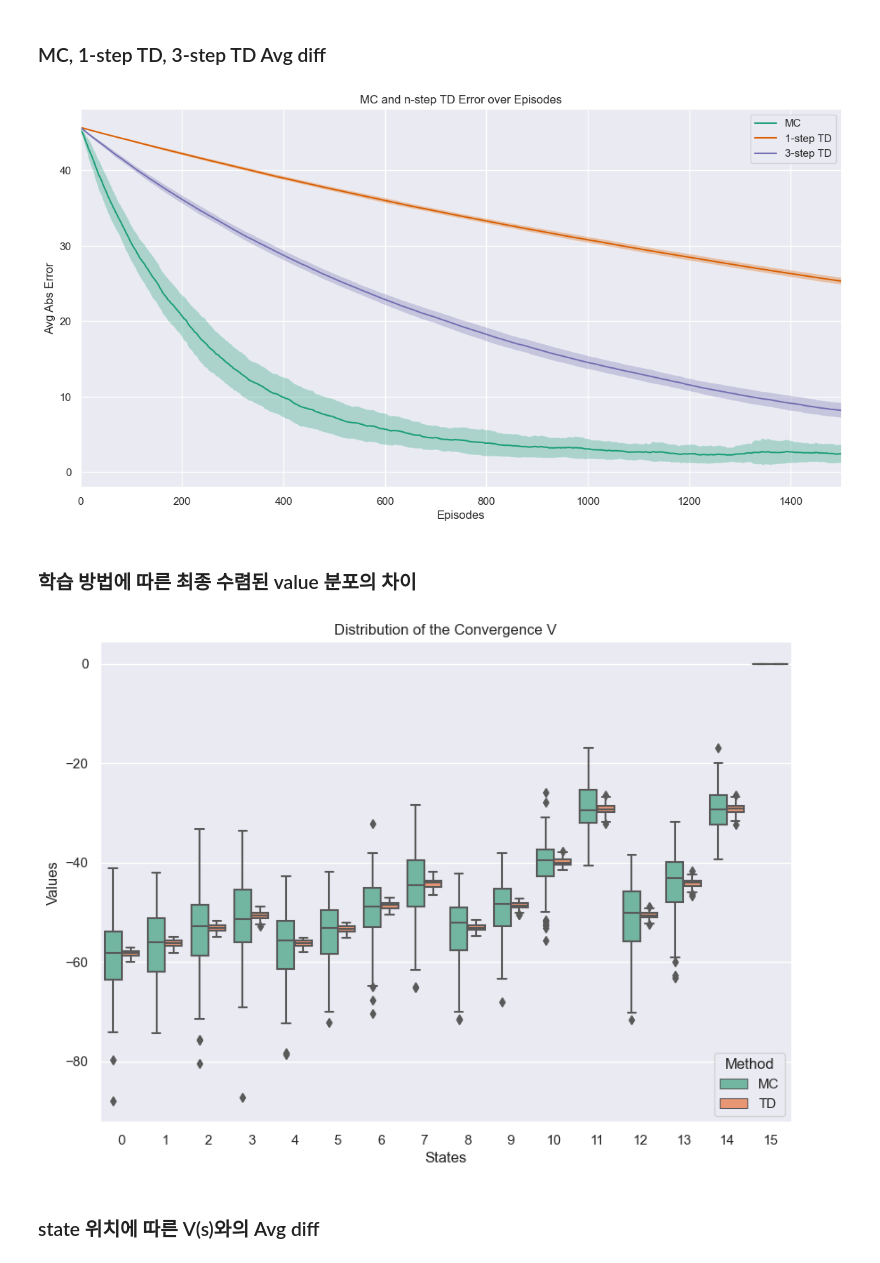
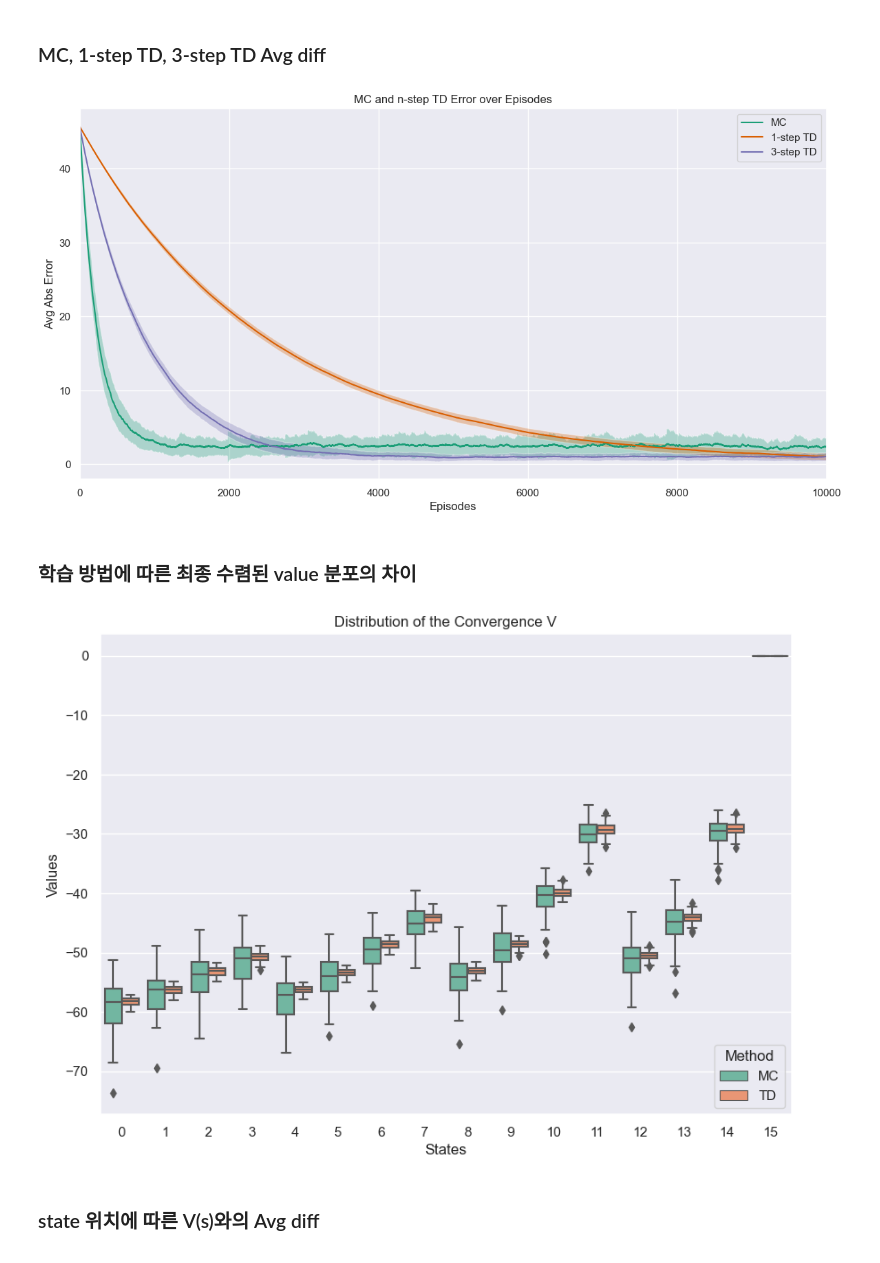
Before and after one commit to webb-c/OSSP2, a Jupyter notebook: analysis.ipynb, the cells around one changed output. Drawn from its saved outputs; the diff is of its cells as text; code cells hidden in the pictures.

```diff
--- a/analysis.ipynb
+++ b/analysis.ipynb
@@ -28,8 +28,7 @@ answer_df.head()
 |  | 0 | 1 | 2 | 3 | 4 | 5 | 6 | 7 | 8 | 9 | 10 | ... |
 | 0 | -59.423677 | -57.423871 | -54.281314 | -51.710126 | -57.423871 | -54.566995 | -49.710294 | -45.139267 | -54.281314 | -49.710294 | -40.853916 | ... |
 # %%
-# 동알한 alpha값 0.005에서 비교
-MC_dir = csv_dir + "MC/005/"
+MC_dir = csv_dir + "MC/001/"
 MC_fileList = [os.path.join(MC_dir, file) for file in os.listdir(MC_dir) if os.path.isfile(os.path.join(MC_dir, file))]
 TD1_dir = csv_dir + "1-step TD/005/"
 TD1_fileList = [os.path.join(TD1_dir, file) for file in os.listdir(TD1_dir) if os.path.isfile(os.path.join(TD1_dir, file))]
@@ -38,13 +37,13 @@ TD3_fileList = [os.path.join(TD3_dir, file) for file in os.listdir(TD3_dir) if o
 TDn_dir = csv_dir + "n-step TD/"
 print(len(MC_fileList), len(TD1_fileList), len(TD3_fileList))
 
-MC001_dir = csv_dir + "MC/001/"
-MC001_fileList = [os.path.join(MC001_dir, file) for file in os.listdir(MC001_dir) if os.path.isfile(os.path.join(MC001_dir, file))]
+MC005_dir = csv_dir + "MC/005/"
+MC005_fileList = [os.path.join(MC005_dir, file) for file in os.listdir(MC005_dir) if os.path.isfile(os.path.join(MC005_dir, file))]
 MC0005_dir = csv_dir + "MC/0005/"
 MC0005_fileList = [os.path.join(MC0005_dir, file) for file in os.listdir(MC0005_dir) if os.path.isfile(os.path.join(MC0005_dir, file))]
 MC0001_dir = csv_dir + "MC/0001/"
 MC0001_fileList = [os.path.join(MC0001_dir, file) for file in os.listdir(MC0001_dir) if os.path.isfile(os.path.join(MC0001_dir, file))]
-print(len(MC001_fileList), len(MC0005_fileList), len(MC0001_fileList))
+print(len(MC005_fileList), len(MC0005_fileList), len(MC0001_fileList))
 # %% [output]
 100 100 100
 100 100 100
@@ -229,27 +228,26 @@ MC0001_std = MC0001_avg_diff_list_df.std(axis=1).iloc[:10000]
 # %%
 sns.set_palette("Dark2")
 
 plt.figure(figsize=(14, 7))
 
-sns.lineplot(data=MC001_avg, label='MC')
+sns.lineplot(data=MC_avg, label='MC')
 sns.lineplot(data=TD1_avg, label='1-step TD')
 sns.lineplot(data=TD3_avg, label='3-step TD')
 
-# plt.fill_between(range(len(MC_avg+MC_std)), MC_avg-MC_std, MC_avg+MC_std, alpha=0.3)
-plt.fill_between(range(len(MC001_avg+MC001_std)), MC001_avg-MC001_std, MC001_avg+MC001_std, alpha=0.3)
-plt.fill_between(range(len(TD1_avg+TD1_std)), TD1_avg-TD1_std, TD1_avg+TD1_std, alpha=0.3)
-plt.fill_between(range(len(TD3_avg+TD3_std)), TD3_avg-TD3_std, TD3_avg+TD3_std, alpha=0.3)
+plt.fill_between(range(len(MC_avg+MC_std)), MC_avg-MC_std, MC_avg+MC_std, alpha=0.3) #alpha = 0.001
+plt.fill_between(range(len(TD1_avg+TD1_std)), TD1_avg-TD1_std, TD1_avg+TD1_std, alpha=0.3) #alpha = 0.005
+plt.fill_between(range(len(TD3_avg+TD3_std)), TD3_avg-TD3_std, TD3_avg+TD3_std, alpha=0.3) #alpha = 0.005
 
-plt.xlim(0, 1500)
+plt.xlim(0, 10000)
 plt.title('MC and n-step TD Error over Episodes')
 plt.xlabel('Episodes')
 plt.ylabel('Avg Abs Error')
 plt.legend()
 
-plt.show()
-# plt.savefig(fig_dir+'fig_1', dpi=300, bbox_inches='tight')
+# plt.show()
+plt.savefig(fig_dir+'fig1(eps=10000)', dpi=300, bbox_inches='tight')
 # %% [output]
-[figure, old version]
+[figure, new version]
 # %% [markdown]
 ### 학습 방법에 따른 최종 수렴된 value 분포의 차이
 # %%
@@ -266,10 +264,10 @@ plt.xlabel('States')
 plt.ylabel('Values')
 plt.legend(title='Method')
 
-plt.show()
-# plt.savefig(fig_dir+'fig2', dpi=300, bbox_inches='tight')
+# plt.show()
+plt.savefig(fig_dir+'fig2', dpi=300, bbox_inches='tight')
 # %% [output]
-[figure, old version]
+[figure, new version]
 # %% [markdown]
 ### state 위치에 따른 V(s)와의 Avg diff
 # %%
```
Also changed, not shown: parts of 5 cells of this notebook, 16 other files.
